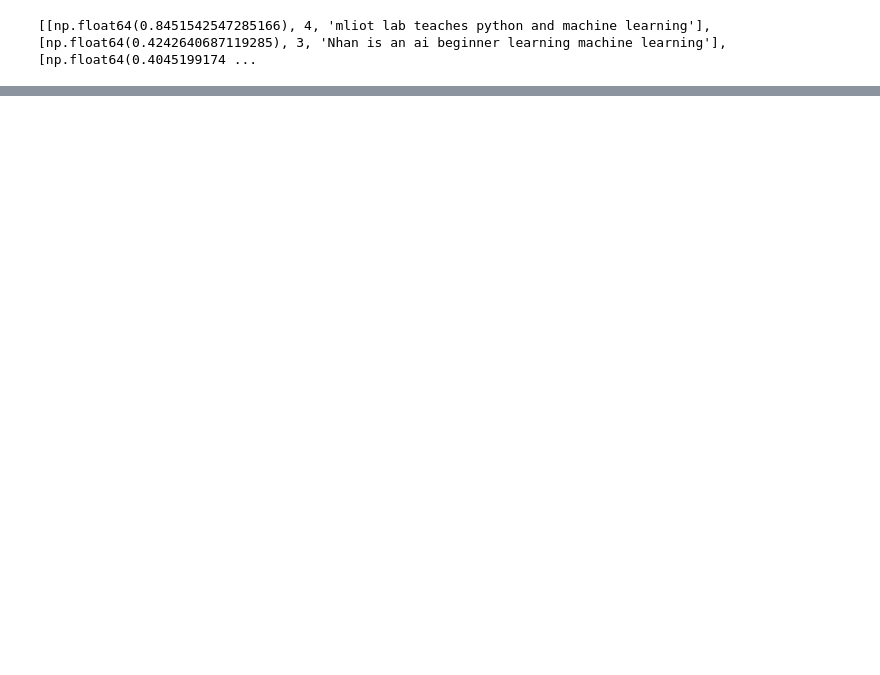
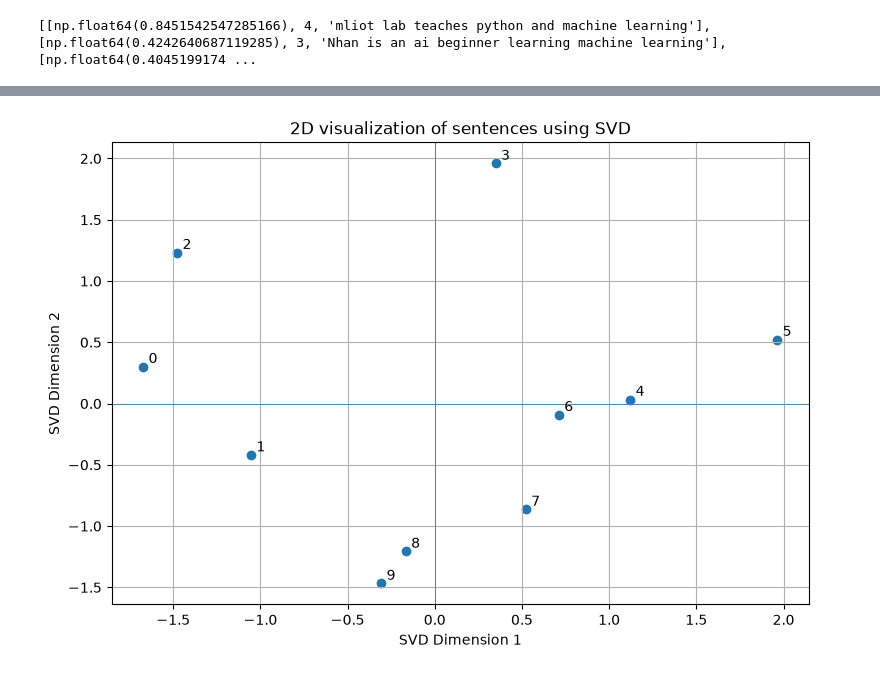
Before and after one commit to HnhanBk415/mliot-pyml-2026-hw, a Jupyter notebook: week01/Day1.ipynb, the cells around one changed output, grey strips where cells are left out. Saved outputs shown, nothing was run; the diff lists cells and outputs as text; code cells hidden in the pictures; blank space fills up the shorter version.

```diff
--- a/week01/Day1.ipynb
+++ b/week01/Day1.ipynb
@@ -305,0 +344,21 @@ Tuy nhiên, theo em thấy thì phương pháp Bag-of-Words vẫn còn hạn ch
+# %%
+# Center dữ liệu
+Xc = X - X.mean(axis=0, keepdims=True)
+
+# SVD decomposition
+U, S, Vt = np.linalg.svd(Xc, full_matrices=False)
+
+# Lấy 2 chiều đầu tiên
+coords = U[:, :2] * S[:2]
+
+print("X shape:", X.shape)
+print("Xc shape:", Xc.shape)
+print("U shape:", U.shape)
+print("S shape:", S.shape)
+print("Vt shape:", Vt.shape)
+print("coords shape:", coords.shape)
+
+print()
+print("2D coordinates:")
+for i in range(len(sentences)):
+    print("Sentence", i, ":", coords[i])
@@ -305,0 +384,18 @@ Tuy nhiên, theo em thấy thì phương pháp Bag-of-Words vẫn còn hạn ch
+# %%
+# Trực quan hóa scatter
+plt.figure(figsize=(9, 6))
+
+plt.scatter(coords[:, 0], coords[:, 1])
+
+for i in range(len(sentences)):
+    plt.text(coords[i, 0] + 0.03, coords[i, 1] + 0.03, str(i))
+
+plt.xlabel("SVD Dimension 1")
+plt.ylabel("SVD Dimension 2")
+plt.title("2D visualization of sentences using SVD")
+plt.axhline(0, linewidth=0.5)
+plt.axvline(0, linewidth=0.5)
+plt.grid(True)
+plt.show()
+# %% [output]
+[figure, added]
```
Also changed, not shown: parts of 13 cells of this notebook.
